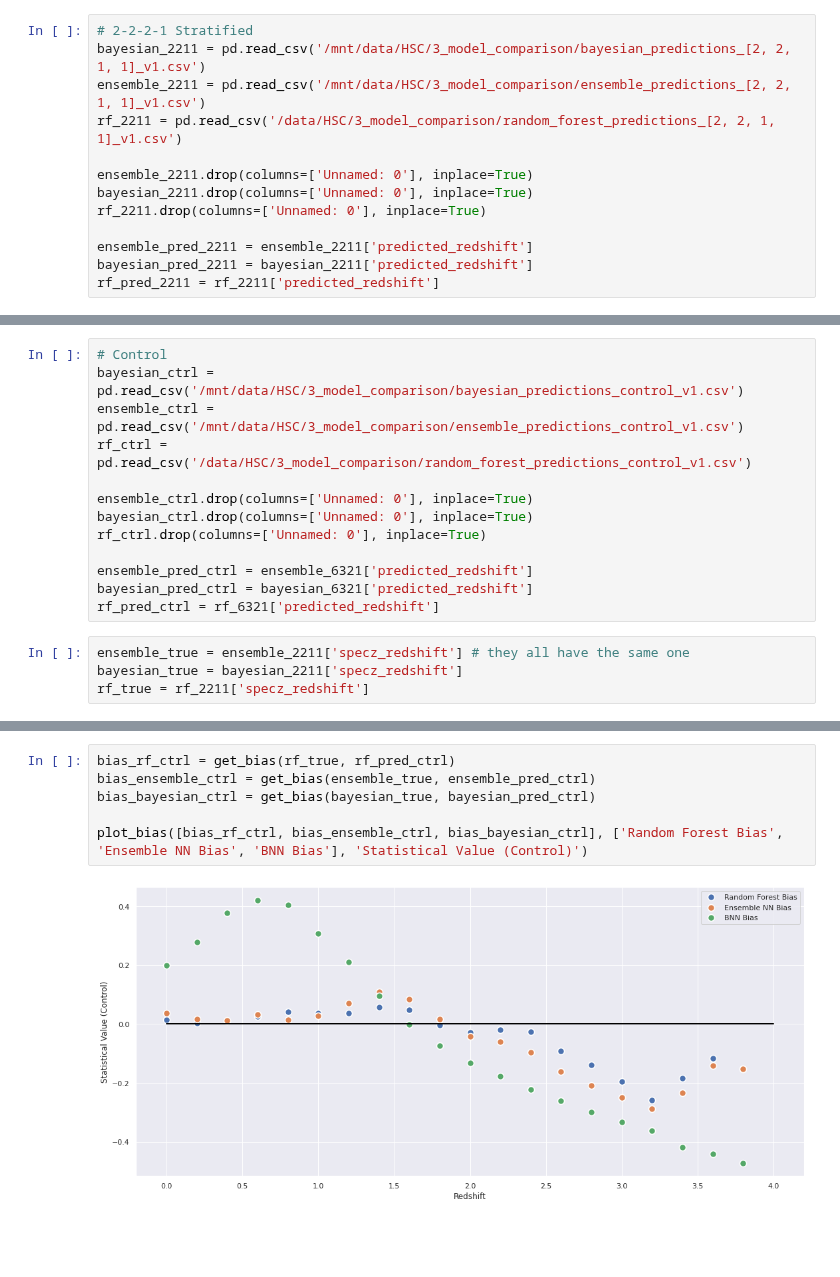
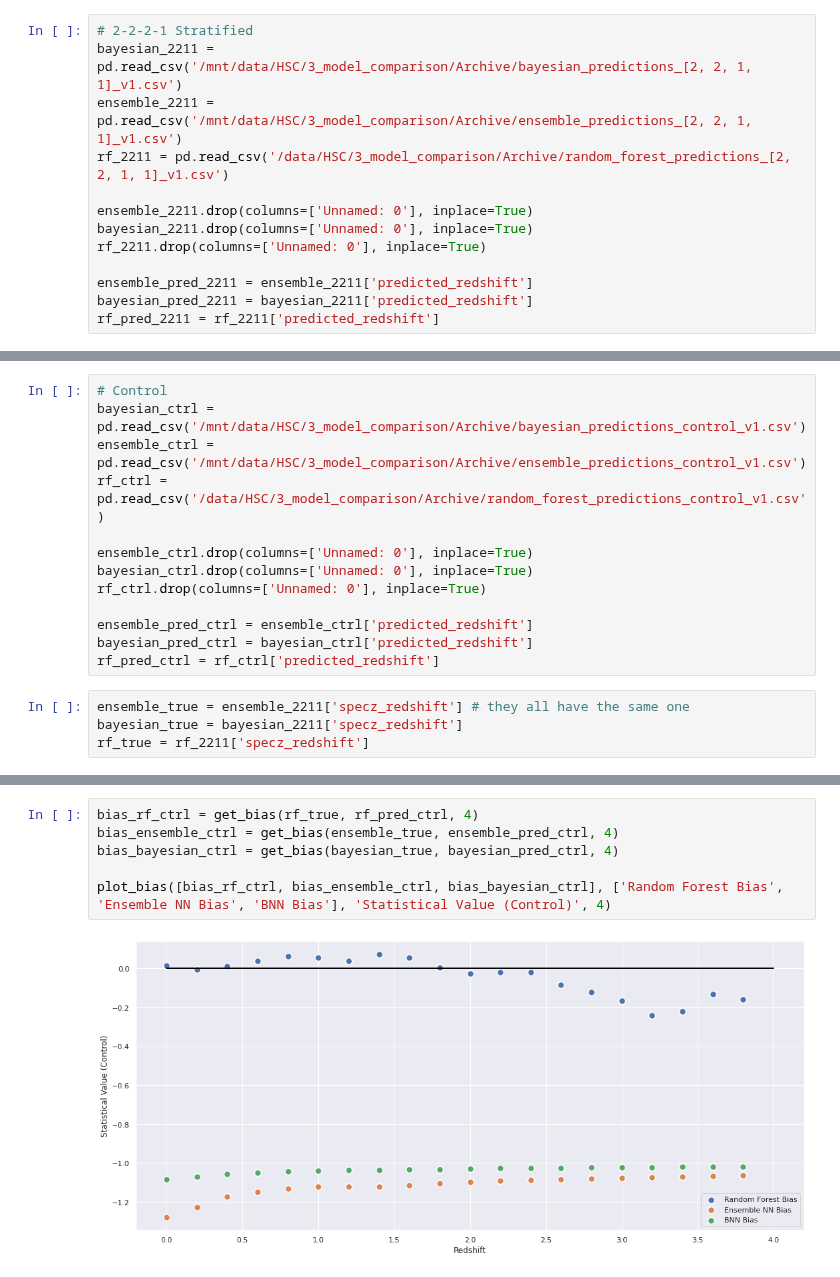
Before and after one commit to astrodatalab/photoz, a Jupyter notebook: code/3_model_bias_plots_zmax_4.ipynb, the cells around one changed output, grey strips where cells are left out. Saved outputs shown, nothing was run; the diff lists cells and outputs as text; blank space fills up the shorter version.

```diff
--- a/code/3_model_bias_plots_zmax_4.ipynb
+++ b/code/3_model_bias_plots_zmax_4.ipynb
@@ -37,9 +37,9 @@ bayesian_pred_4321 = bayesian_4321['predicted_redshift']
 rf_pred_4321 = rf_4321['predicted_redshift']
 # %%
 # 2-2-2-1 Stratified
-bayesian_2211 = pd.read_csv('/mnt/data/HSC/3_model_comparison/bayesian_predictions_[2, 2, 1, 1]_v1.csv')
-ensemble_2211 = pd.read_csv('/mnt/data/HSC/3_model_comparison/ensemble_predictions_[2, 2, 1, 1]_v1.csv')
-rf_2211 = pd.read_csv('/data/HSC/3_model_comparison/random_forest_predictions_[2, 2, 1, 1]_v1.csv')
+bayesian_2211 = pd.read_csv('/mnt/data/HSC/3_model_comparison/Archive/bayesian_predictions_[2, 2, 1, 1]_v1.csv')
+ensemble_2211 = pd.read_csv('/mnt/data/HSC/3_model_comparison/Archive/ensemble_predictions_[2, 2, 1, 1]_v1.csv')
+rf_2211 = pd.read_csv('/data/HSC/3_model_comparison/Archive/random_forest_predictions_[2, 2, 1, 1]_v1.csv')
 
 ensemble_2211.drop(columns=['Unnamed: 0'], inplace=True)
 bayesian_2211.drop(columns=['Unnamed: 0'], inplace=True)
@@ -63,17 +63,17 @@ bayesian_pred_6321 = bayesian_6321['predicted_redshift']
 rf_pred_6321 = rf_6321['predicted_redshift']
 # %%
 # Control
-bayesian_ctrl = pd.read_csv('/mnt/data/HSC/3_model_comparison/bayesian_predictions_control_v1.csv')
-ensemble_ctrl = pd.read_csv('/mnt/data/HSC/3_model_comparison/ensemble_predictions_control_v1.csv')
-rf_ctrl = pd.read_csv('/data/HSC/3_model_comparison/random_forest_predictions_control_v1.csv')
+bayesian_ctrl = pd.read_csv('/mnt/data/HSC/3_model_comparison/Archive/bayesian_predictions_control_v1.csv')
+ensemble_ctrl = pd.read_csv('/mnt/data/HSC/3_model_comparison/Archive/ensemble_predictions_control_v1.csv')
+rf_ctrl = pd.read_csv('/data/HSC/3_model_comparison/Archive/random_forest_predictions_control_v1.csv')
 
 ensemble_ctrl.drop(columns=['Unnamed: 0'], inplace=True)
 bayesian_ctrl.drop(columns=['Unnamed: 0'], inplace=True)
 rf_ctrl.drop(columns=['Unnamed: 0'], inplace=True)
 
-ensemble_pred_ctrl = ensemble_6321['predicted_redshift']
-bayesian_pred_ctrl = bayesian_6321['predicted_redshift']
-rf_pred_ctrl = rf_6321['predicted_redshift']
+ensemble_pred_ctrl = ensemble_ctrl['predicted_redshift']
+bayesian_pred_ctrl = bayesian_ctrl['predicted_redshift']
+rf_pred_ctrl = rf_ctrl['predicted_redshift']
 # %%
 ensemble_true = ensemble_2211['specz_redshift'] # they all have the same one
 bayesian_true = bayesian_2211['specz_redshift']
@@ -111,11 +111,11 @@ plot_bias([bias_rf_6321, bias_ensemble_6321, bias_bayesian_6321], ['Random Fores
 # %% [output]
 [figure]
 # %%
-bias_rf_ctrl = get_bias(rf_true, rf_pred_ctrl)
-bias_ensemble_ctrl = get_bias(ensemble_true, ensemble_pred_ctrl)
-bias_bayesian_ctrl = get_bias(bayesian_true, bayesian_pred_ctrl)
+bias_rf_ctrl = get_bias(rf_true, rf_pred_ctrl, 4)
+bias_ensemble_ctrl = get_bias(ensemble_true, ensemble_pred_ctrl, 4)
+bias_bayesian_ctrl = get_bias(bayesian_true, bayesian_pred_ctrl, 4)
 
-plot_bias([bias_rf_ctrl, bias_ensemble_ctrl, bias_bayesian_ctrl], ['Random Forest Bias', 'Ensemble NN Bias', 'BNN Bias'], 'Statistical Value (Control)')
+plot_bias([bias_rf_ctrl, bias_ensemble_ctrl, bias_bayesian_ctrl], ['Random Forest Bias', 'Ensemble NN Bias', 'BNN Bias'], 'Statistical Value (Control)', 4)
 # %% [output]
-[figure, old version]
+[figure, new version]
 # %%
```
Also changed, not shown: parts of 10 cells of this notebook.
